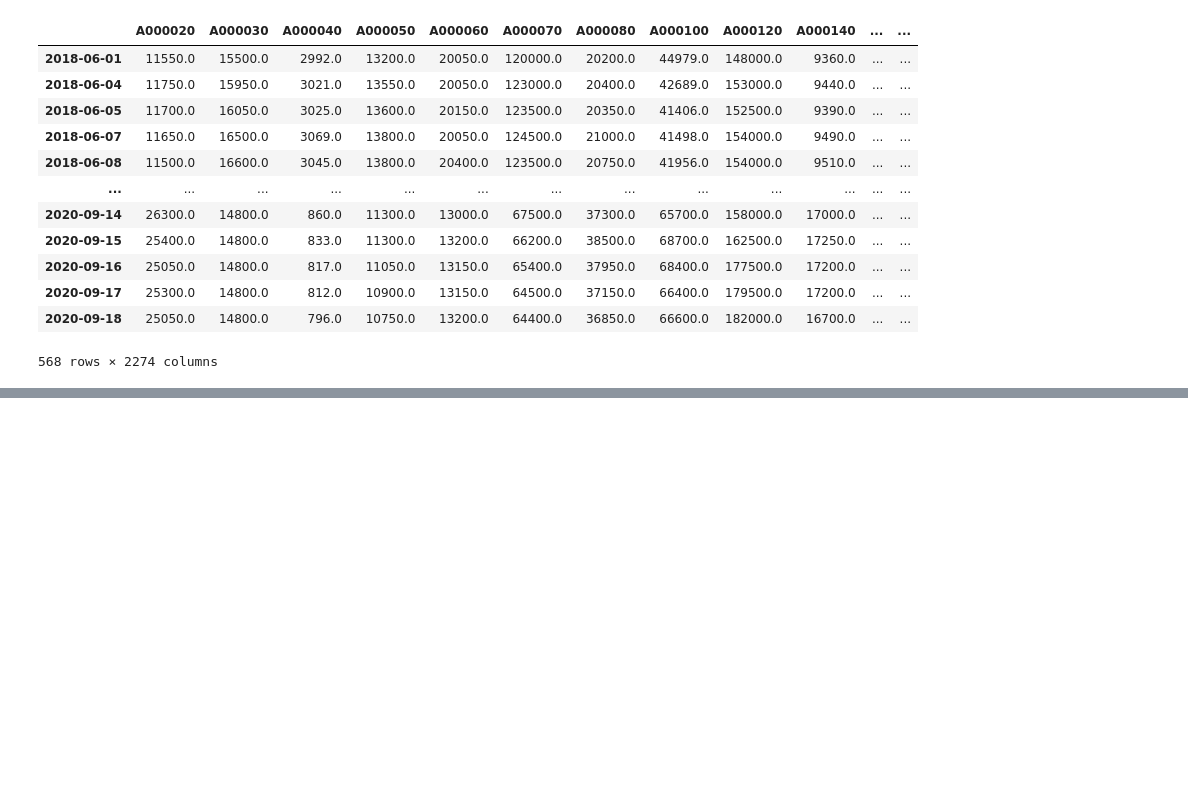
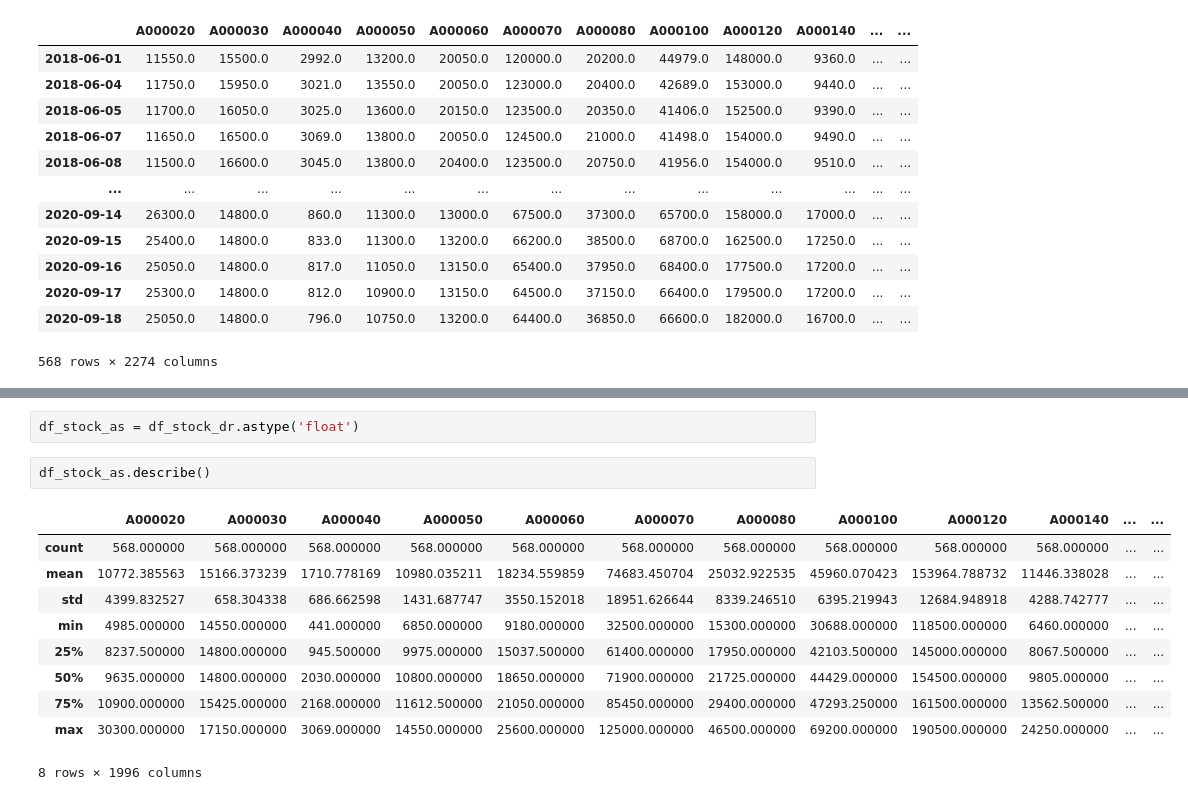
Before and after one commit to OHBEYOUNGHUN/Machine_practice, a Jupyter notebook: 주식 종가 자료 분석/시계열분석_(원티드).ipynb, the cells around one changed output, grey strips where cells are left out. Cells and saved outputs as stored; diff of their text form; blank space fills up the shorter version.

```diff
--- a/주식 종가 자료 분석/시계열분석_(원티드).ipynb
+++ b/주식 종가 자료 분석/시계열분석_(원티드).ipynb
@@ -95,0 +125,15 @@ column:       2273       Percent of NaN value: 91.56%
+# %%
+df_stock_as = df_stock_dr.astype('float')
+# %%
+df_stock_as.describe()
+# %% [output]
+|  | A000020 | A000030 | A000040 | A000050 | A000060 | A000070 | A000080 | A000100 | A000120 | A000140 | ... | ... |
+| count | 568.000000 | 568.000000 | 568.000000 | 568.000000 | 568.000000 | 568.000000 | 568.000000 | 568.000000 | 568.000000 | 568.000000 | ... | ... |
+| mean | 10772.385563 | 15166.373239 | 1710.778169 | 10980.035211 | 18234.559859 | 74683.450704 | 25032.922535 | 45960.070423 | 153964.788732 | 11446.338028 | ... | ... |
+| std | 4399.832527 | 658.304338 | 686.662598 | 1431.687747 | 3550.152018 | 18951.626644 | 8339.246510 | 6395.219943 | 12684.948918 | 4288.742777 | ... | ... |
+| min | 4985.000000 | 14550.000000 | 441.000000 | 6850.000000 | 9180.000000 | 32500.000000 | 15300.000000 | 30688.000000 | 118500.000000 | 6460.000000 | ... | ... |
+| 25% | 8237.500000 | 14800.000000 | 945.500000 | 9975.000000 | 15037.500000 | 61400.000000 | 17950.000000 | 42103.500000 | 145000.000000 | 8067.500000 | ... | ... |
+| 50% | 9635.000000 | 14800.000000 | 2030.000000 | 10800.000000 | 18650.000000 | 71900.000000 | 21725.000000 | 44429.000000 | 154500.000000 | 9805.000000 | ... | ... |
+| 75% | 10900.000000 | 15425.000000 | 2168.000000 | 11612.500000 | 21050.000000 | 85450.000000 | 29400.000000 | 47293.250000 | 161500.000000 | 13562.500000 | ... | ... |
+| max | 30300.000000 | 17150.000000 | 3069.000000 | 14550.000000 | 25600.000000 | 125000.000000 | 46500.000000 | 69200.000000 | 190500.000000 | 24250.000000 | ... | ... |
+8 rows × 1996 columns
```
Also changed, not shown: parts of 11 cells of this notebook.
